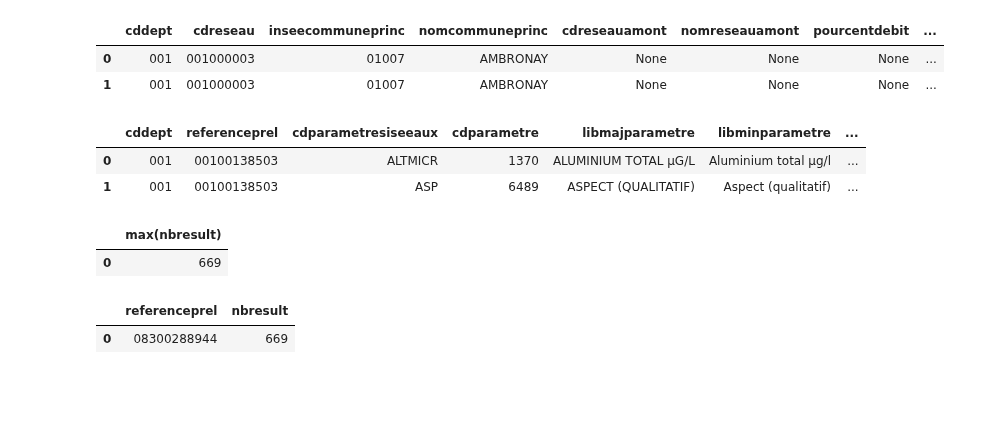
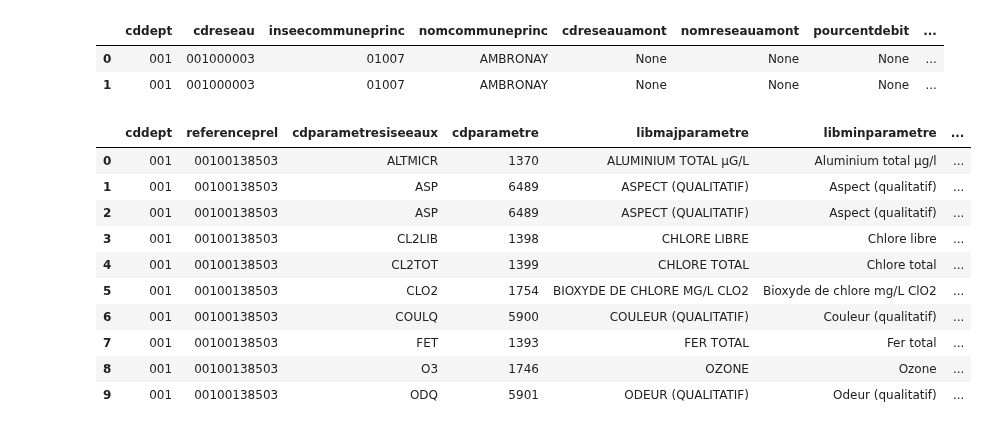
Before and after one commit to dataforgoodfr/13_pollution_eau, a Jupyter notebook: #Tâche 133_explo_design.ipynb, the cells around one changed output. Drawn from its saved outputs; the diff is of its cells as text; code cells hidden in the pictures; blank space fills up the shorter version.

```diff
--- a/#Tâche 133_explo_design.ipynb
+++ b/#Tâche 133_explo_design.ipynb
@@ -39,41 +46,17 @@ edc_prelevements
 | 1 | 001 | 001000003 | 01007 | AMBRONAY | None | None | None | ... |
 # %%
 #view table edc_resultats
-edc_resultats = con.execute("SELECT * FROM edc_resultats LIMIT 2").fetchdf()
-edc_resultats
+edc_resultats_show = con.execute("SELECT * FROM edc_resultats  ORDER BY referenceprel LIMIT 10").fetchdf()
+edc_resultats_show
 # %% [output]
 |  | cddept | referenceprel | cdparametresiseeaux | cdparametre | libmajparametre | libminparametre | ... |
 | 0 | 001 | 00100138503 | ALTMICR | 1370 | ALUMINIUM TOTAL µG/L | Aluminium total µg/l | ... |
 | 1 | 001 | 00100138503 | ASP | 6489 | ASPECT (QUALITATIF) | Aspect (qualitatif) | ... |
+| 2 | 001 | 00100138503 | ASP | 6489 | ASPECT (QUALITATIF) | Aspect (qualitatif) | ... |
+| 3 | 001 | 00100138503 | CL2LIB | 1398 | CHLORE LIBRE | Chlore libre | ... |
+| 4 | 001 | 00100138503 | CL2TOT | 1399 | CHLORE TOTAL | Chlore total | ... |
+| 5 | 001 | 00100138503 | CLO2 | 1754 | BIOXYDE DE CHLORE MG/L CLO2 | Bioxyde de chlore mg/L ClO2 | ... |
+| 6 | 001 | 00100138503 | COULQ | 5900 | COULEUR (QUALITATIF) | Couleur (qualitatif) | ... |
+| 7 | 001 | 00100138503 | FET | 1393 | FER TOTAL | Fer total | ... |
+| 8 | 001 | 00100138503 | O3 | 1746 | OZONE | Ozone | ... |
+| 9 | 001 | 00100138503 | ODQ | 5901 | ODEUR (QUALITATIF) | Odeur (qualitatif) | ... |
-# %%
-#table contenant unique prélèvement (referenceprel) avec nombre de résultat par prélèvement
-query_upnbr = """
-SELECT DISTINCT referenceprel, COUNT(cdparametre) AS nbresult
-FROM edc_resultats
-GROUP BY referenceprel
-"""
-nb_resultat_par_plv = con.sql(query_upnbr).fetchdf()
-nb_resultat_par_plv
-
-query_max_result = """
-SELECT MAX(nbresult)
-FROM nb_resultat_par_plv
-"""
-max_result = con.sql(query_max_result).fetchdf()
-max_result
-# %% [output]
-|  | max(nbresult) |
-| 0 | 669 |
-# %%
-query_upnbr = """
-SELECT DISTINCT referenceprel, COUNT(cdparametre) AS nbresult
-FROM edc_resultats
-GROUP BY referenceprel
-ORDER BY nbresult DESC
-LIMIT 1
-"""
-nb_resultat_par_plv = con.sql(query_upnbr).fetchdf()
-nb_resultat_par_plv
-# %% [output]
-|  | referenceprel | nbresult |
-| 0 | 08300288944 | 669 |
```
Also changed, not shown: parts of 14 cells of this notebook.
